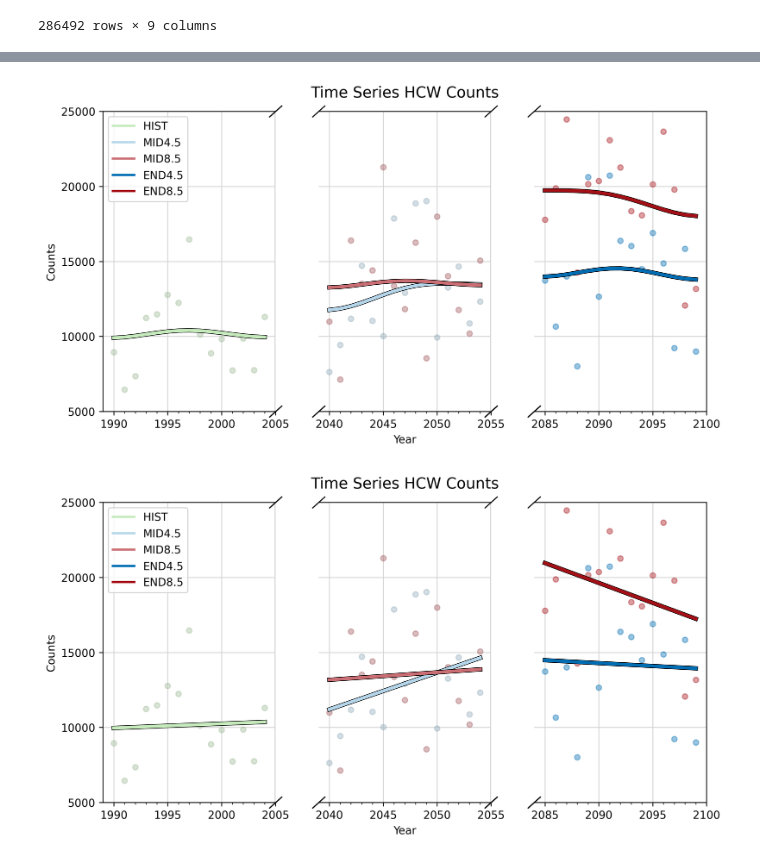
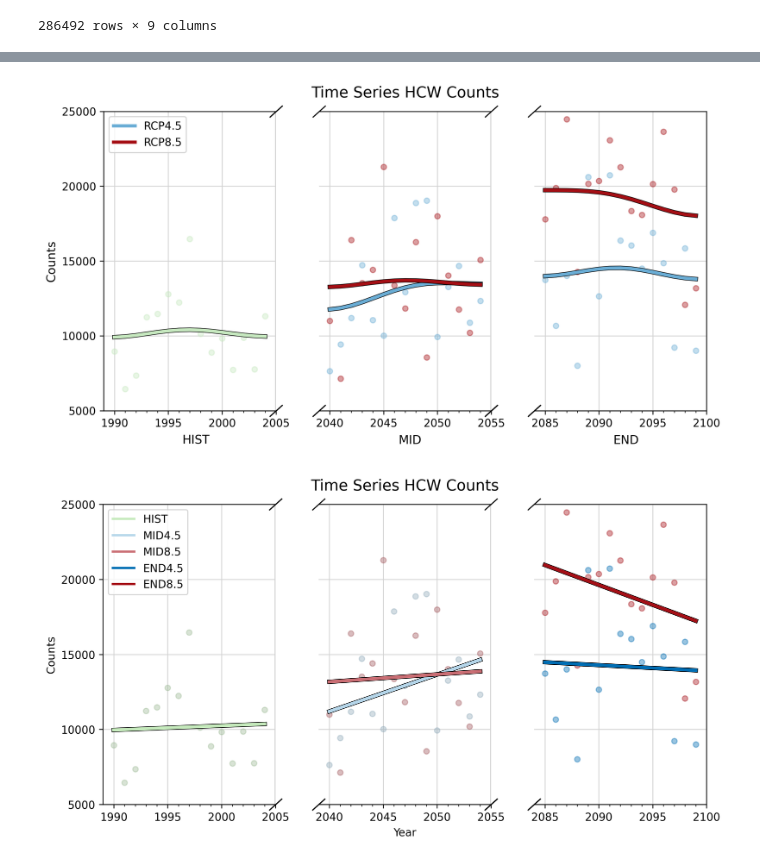
Before and after one commit to caitroufa/SYN_SERV, a Jupyter notebook: Code/Time_Series.ipynb, the cells around one changed output, grey strips where cells are left out. Drawn from its saved outputs; the diff is of its cells as text; code cells hidden in the pictures.

```diff
--- a/Code/Time_Series.ipynb
+++ b/Code/Time_Series.ipynb
@@ -249,8 +249,8 @@ fig, (ax1, ax2, ax3) = plt.subplots(1, 3, sharex = False, figsize = (10, 5), dpi
 fig.subplots_adjust(wspace = 0.25)
 
 ax2.set_title('Time Series HCW Counts', fontsize = 14, pad = 13)
-ax2.set_xlabel('Year', fontsize = 10)
-ax1.set_ylabel('Counts', fontsize = 10)
+# ax2.set_xlabel('Year', fontsize = 10)
+ax1.set_ylabel('Counts', fontsize = 11)
 
 #gaussian filter for fit lines
 gaussian_HIST = gaussian_filter1d(sum_HIST.values, sigma = 5)
@@ -260,11 +260,11 @@ gaussian_4p5END = gaussian_filter1d(sum_4p5END.values, sigma = 5)
 gaussian_8p5END = gaussian_filter1d(sum_8p5END.values, sigma = 5)
 
 #raw data points
-ax1.scatter(sum_HIST.index, sum_HIST.values, c = '#9ebb96', alpha = 0.4, zorder = 2, s = 25)
-ax2.scatter(sum_4p5MID.index, sum_4p5MID.values, c = '#91abbb', alpha = 0.4, zorder = 2, s = 25)
-ax2.scatter(sum_8p5MID.index, sum_8p5MID.values, c = '#a2585d', alpha = 0.4, zorder = 2, s = 25)
-ax3.scatter(sum_4p5END.index, sum_4p5END.values, c = '#006db3', alpha = 0.4, zorder = 2, s = 25)
-ax3.scatter(sum_8p5END.index, sum_8p5END.values, c = '#a51017', alpha = 0.4, zorder = 2, s = 25)
+ax1.scatter(sum_HIST.index, sum_HIST.values, c = '#c7e9c0', alpha = 0.4, zorder = 2, s = 25)
+ax2.scatter(sum_4p5MID.index, sum_4p5MID.values, c = '#6baed6', alpha = 0.4, zorder = 2, s = 25)
+ax2.scatter(sum_8p5MID.index, sum_8p5MID.values, c = '#a50f15', alpha = 0.4, zorder = 2, s = 25)
+ax3.scatter(sum_4p5END.index, sum_4p5END.values, c = '#6baed6', alpha = 0.4, zorder = 2, s = 25)
+ax3.scatter(sum_8p5END.index, sum_8p5END.values, c = '#a50f15', alpha = 0.4, zorder = 2, s = 25)
 
 #wider black smoothed lines
 ax1.plot(sum_HIST.index, gaussian_HIST, c = 'black', lw = 4, zorder = 5)
@@ -274,11 +274,11 @@ ax3.plot(sum_4p5END.index, gaussian_4p5END, c = 'black', lw = 4, zorder = 5)
 ax3.plot(sum_8p5END.index, gaussian_8p5END, c = 'black', lw = 4, zorder = 5)
 
 #colored smoothed lines
-ax1.plot(sum_HIST.index, gaussian_HIST, c = '#c5eabc', label = 'HIST', lw = 3, zorder = 5)
-ax2.plot(sum_4p5MID.index, gaussian_4p5MID, c = '#b5d6ea', label = 'MID4.5', lw = 3, zorder = 5)
-ax2.plot(sum_8p5MID.index, gaussian_8p5MID, c = '#ca6e74', label = 'MID8.5', lw = 3, zorder = 6)
-ax3.plot(sum_4p5END.index, gaussian_4p5END, c = '#006db3', label = 'END4.5', lw = 3, zorder = 5)
-ax3.plot(sum_8p5END.index, gaussian_8p5END, c = '#a51017', label = 'END8.5', lw = 3, zorder = 5)
+ax1.plot(sum_HIST.index, gaussian_HIST, c = '#c7e9c0', label = 'HIST', lw = 3, zorder = 5)
+ax2.plot(sum_4p5MID.index, gaussian_4p5MID, c = '#6baed6', label = 'MID4.5', lw = 3, zorder = 5)
+ax2.plot(sum_8p5MID.index, gaussian_8p5MID, c = '#a50f15', label = 'MID8.5', lw = 3, zorder = 6)
+ax3.plot(sum_4p5END.index, gaussian_4p5END, c = '#6baed6', label = 'END4.5', lw = 3, zorder = 5)
+ax3.plot(sum_8p5END.index, gaussian_8p5END, c = '#a50f15', label = 'END8.5', lw = 3, zorder = 5)
 
 ax1.set_ylim(5000, 25000)
 ax2.set_ylim(5000, 25000)
@@ -311,39 +311,41 @@ ax3.plot([0, 0], [0, 1], transform = ax3.transAxes, **kwargs)
 
 yticks = np.arange(5000, 30000, 5000)
 ax1.set_yticks(yticks)
 ax2.set_yticks(yticks)
 ax3.set_yticks(yticks)
 
 minor_years_ax1 = np.arange(1990, 2006, 1)
 ax1.set_xticks(minor_years_ax1, minor = True)
 ax1.tick_params(axis = 'x', which = 'minor')
 
 minor_years_ax2 = np.arange(2040, 2056, 1)
 ax2.set_xticks(minor_years_ax2, minor = True)
 ax2.tick_params(axis = 'x', which = 'minor')
 
 minor_years_ax3 = np.arange(2085, 2101, 1)
 ax3.set_xticks(minor_years_ax3, minor = True)
 ax3.tick_params(axis = 'x', which = 'minor')
 
 ax1.grid(True, color = 'lightgray')
 ax2.grid(True, color = 'lightgray')
 ax3.grid(True,  color = 'lightgray')
 
 ax1.axvline(x = 2005, color = 'lightgray', lw = 1.8, zorder = 0.5)
 ax2.axvline(x = 2055, color = 'lightgray', lw = 1.8, zorder = 0.5)
 
-lines = [plt.Line2D([0], [0], color = '#c5eabc', lw = 2), plt.Line2D([0], [0], color = '#b5d6ea', lw = 2),
-                  plt.Line2D([0], [0], color = '#ca6e74', lw = 2), plt.Line2D([0], [0], color = '#006db3', lw = 2),
-                  plt.Line2D([0], [0], color = '#a51017', lw = 2)]
-labels = ['HIST', 'MID4.5', 'MID8.5', 'END4.5', 'END8.5']
+lines = [plt.Line2D([0], [0], color = '#6baed6', lw = 3), plt.Line2D([0], [0], color = '#a50f15', lw = 3)]
+labels = ['RCP4.5', 'RCP8.5']
 
 ax1.legend(lines, labels, loc = 'upper left')
 
-#plt.savefig('time_series_count_gauss.png', dpi = 500, bbox_inches = 'tight')
+plt.figtext(0.226, 0.025, 'HIST', fontsize = 11)
+plt.figtext(0.504, 0.025, 'MID', fontsize = 11)
+plt.figtext(0.78, 0.025, 'END', fontsize = 11)
+
+plt.savefig('../Plots/time_series_count_gauss.png', dpi = 500, bbox_inches = 'tight')
 plt.show()
 # %% [output]
-[figure, old version]
+[figure, new version]
 # %%
 # timeseries w/ linear fit
 fig, (ax1, ax2, ax3) = plt.subplots(1, 3, sharex = False, figsize = (10, 5), dpi = 300)
```
Also changed, not shown: parts of 2 cells of this notebook.
